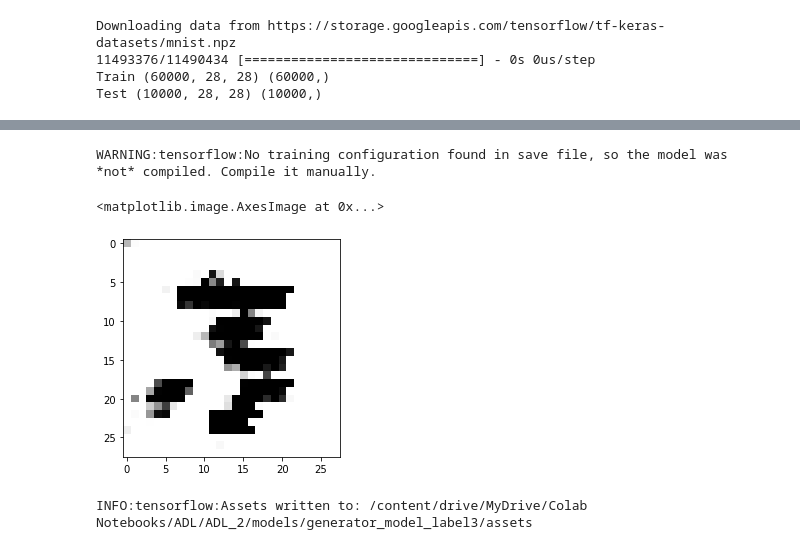
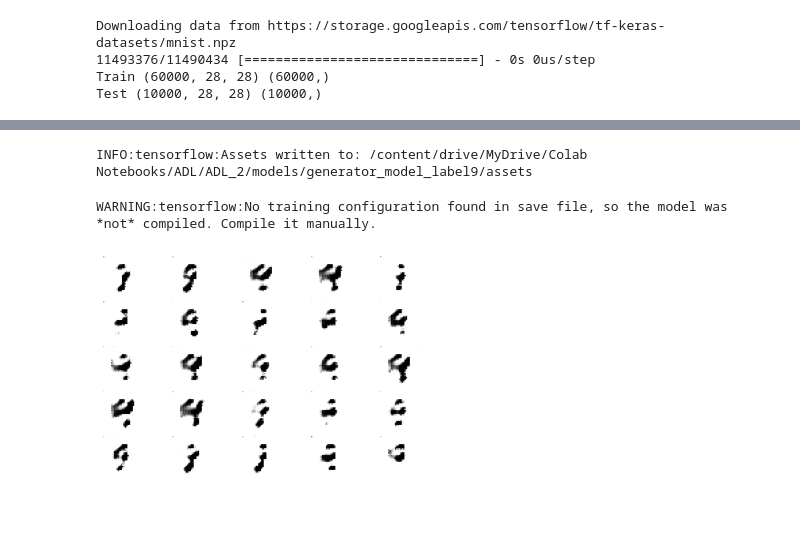
Before and after one commit to srikarraju/ADL, a Jupyter notebook: GAN_MNIST.ipynb, the cells around one changed output, grey strips where cells are left out. Cells and saved outputs as stored; diff of their text form; code cells hidden in the pictures; blank space fills up the shorter version.

```diff
--- a/GAN_MNIST.ipynb
+++ b/GAN_MNIST.ipynb
@@ -15,7 +45,7 @@ Test (10000, 28, 28) (10000,)
 # %%
 import numpy as np
-def make_samples_3D(arr):
-	X = np.expand_dims(arr, axis=-1)
+def make_samples_3D(trainX_Gan):
+	X = np.expand_dims(trainX_Gan, axis=-1)
 	X = X.astype('float32')
 	X = X / 255.0
 	return X
@@ -115,6 +162,12 @@ def generate_samples_from_generator(g_model, latent_dim, n_samples):
 	# create 'fake' class labels (0)
 	y = np.zeros((n_samples, 1))
 	return X, y
+# %%
+label9_samples = []
+for i in range(len(trainY_Gan)):
+  if trainY_Gan[i]==9:
+    label9_samples.append(trainX_Gan_new[i])
+label9_samples = np.asarray(label9_samples)
 # %%
 def define_gan(g_model, d_model):
 	d_model.trainable = False
@@ -145,13 +206,8 @@ latent_dim = 100
 d_model = define_discriminator()
 g_model = define_generator(latent_dim)
 
-trainX = []
-for i in range(len(trainY_Gan)):
-  if trainY_Gan[i] ==3:
-    trainX.append(trainX_Gan[i])
-trainX = make_samples_3D(trainX)
 gan_model = define_gan(g_model, d_model)
-#gan_model.summary()
+gan_model.summary()
 #plot_model(gan_model, to_file='gan_plot.png', show_shapes=True, show_layer_names=True)
-train(g_model, d_model, gan_model,trainX, latent_dim,n_batch=50)
+train(g_model, d_model, gan_model, label9_samples, latent_dim)
 # %% [output]
@@ -175,16 +231,5 @@ train(g_model, d_model, gan_model,trainX, latent_dim,n_batch=50)
-# %%
-from matplotlib import pyplot
-latent_dim = 100
-model = define_generator(latent_dim)
-n_samples = 1
-X, _ = generate_samples_from_generator(model, latent_dim, n_samples)
-
-# print(X.shape)
-# trainX = np.concatenate((trainX,X))
-# print(trainX.shape)
-# print(X)
-# for i in range(n_samples):
-# 	#pyplot.subplot(5, 5, 1 + i)
-# 	pyplot.axis('off')
-# 	pyplot.imshow(X[i, :, :, 0], cmap='gray_r')
-# pyplot.show()
+# %%
+filename = '/content/drive/MyDrive/Colab Notebooks/ADL/ADL_2/models/generator_model_label9'
+g_model.save(filename)
+# %% [output]
+INFO:tensorflow:Assets written to: /content/drive/MyDrive/Colab Notebooks/ADL/ADL_2/models/generator_model_label9/assets
@@ -191,22 +256,10 @@ X, _ = generate_samples_from_generator(model, latent_dim, n_samples)
 # %%
 from keras.models import load_model
 
-filename = "/content/drive/MyDrive/Colab Notebooks/ADL/ADL_2/models/generator_model_label"+str(3)
-model2 = load_model(filename)
-n_samples = 1
-latent_points = generate_latent_points(100, n_samples)
-X = model2.predict(latent_points)
+model = load_model('/content/drive/MyDrive/Colab Notebooks/ADL/ADL_2/models/generator_model_label9')
+latent_points = generate_latent_points(100, 25)
+X = model.predict(latent_points)
+save_plot(X, 5)
 # %% [output]
 WARNING:tensorflow:No training configuration found in save file, so the model was *not* compiled. Compile it manually.
+[figure, added]
-# %%
-#sample1 = np.concatenate((sample1,X),axis=0)
-#print(sample1.shape)
-pyplot.imshow(X[0, :, :, 0], cmap='gray_r')
-# %% [output]
-<matplotlib.image.AxesImage at 0x...>
-[figure, removed]
-# %%
-filename = '/content/drive/MyDrive/Colab Notebooks/ADL/ADL_2/models/generator_model_label3'
-g_model.save(filename)
-# %% [output]
-INFO:tensorflow:Assets written to: /content/drive/MyDrive/Colab Notebooks/ADL/ADL_2/models/generator_model_label3/assets
```
Also changed, not shown: parts of 22 cells of this notebook.
